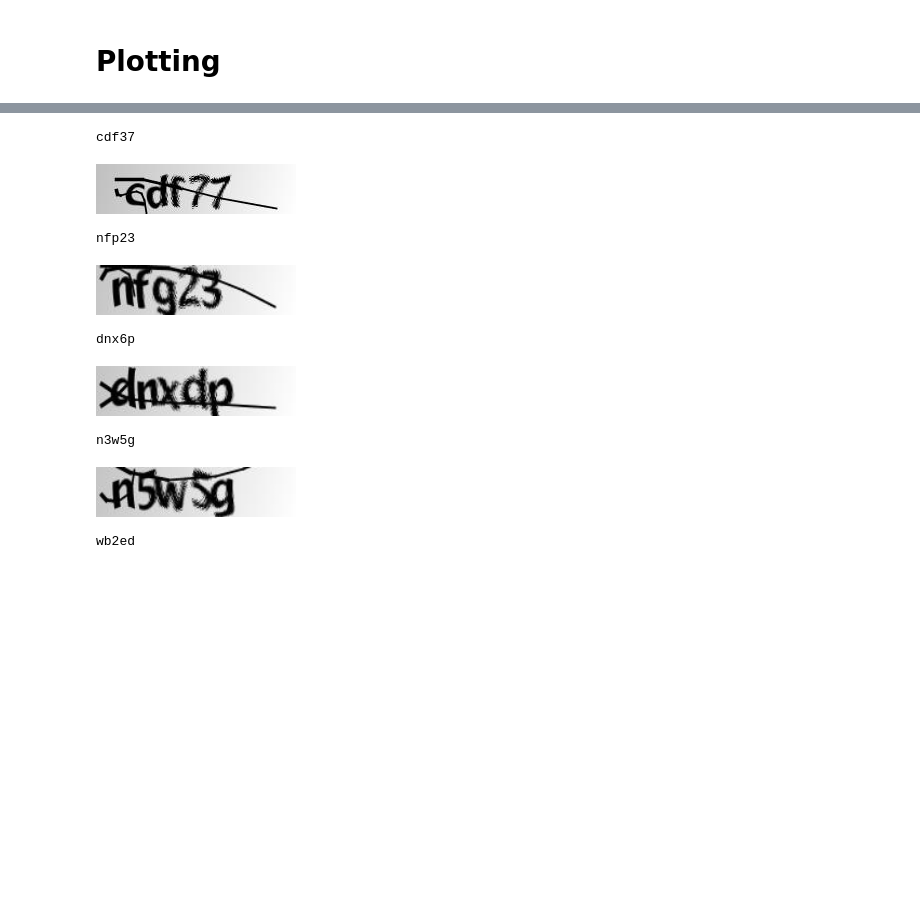
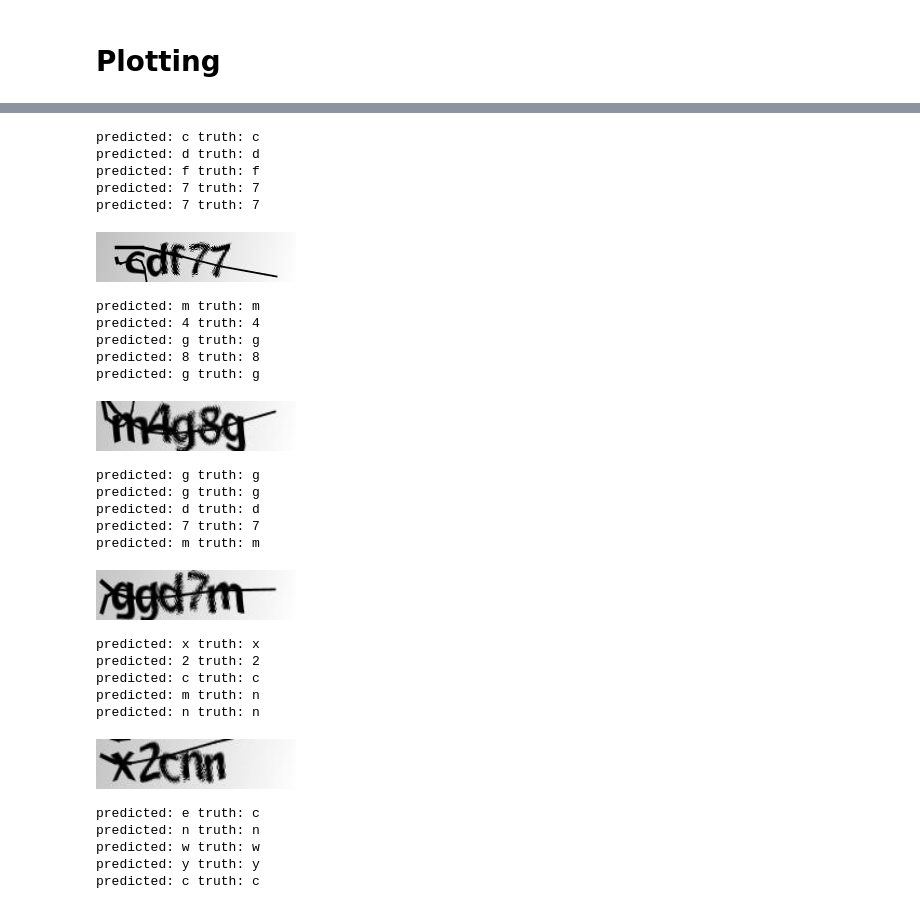
Before and after one commit to brivance/captcha_recognition, a Jupyter notebook: Final_Project474.ipynb, the cells around one changed output, grey strips where cells are left out. Saved outputs shown, nothing was run; the diff lists cells and outputs as text; code cells hidden in the pictures; blank space fills up the shorter version.

```diff
--- a/Final_Project474.ipynb
+++ b/Final_Project474.ipynb
@@ -688,7 +688,7 @@ for i in range(9):
 def create_text_captcha_with_labels(dataset, test=False):
     images = []
     labels = []
-    data_size_80 = (int)(len(dataset) * 0.8)
+    data_size_80 = (int)(len(dataset) * 0.9)
 
     if not test:
         for i in range(data_size_80):
@@ -870,7 +876,7 @@ def evaluate(model, objective, test_dataloader, device):
 # %%
-##### With just regualar + cropped the best I've seen is with batch size 32, lr .001, epochs 24, test_steps 50 #####
-lr = .001
-epochs = 24
+##### With just regualar + cropped the best I've seen is with batch size 16, lr .0005, epochs 15, test_steps 50 #####
+lr = .0005
+epochs = 15
 test_steps = 50
 #####################
 
@@ -888,7 +894,7 @@ total_steps = 0
 loss = torch.tensor(0)
 accuracy = 0
 for epoch in range(epochs):
-    for batch_idx, (data, labels) in enumerate(tqdm(train_dataloader, desc=f"Epoch: {epoch:.4f}\tLoss: {loss.item():.4f}\tAccuracy: {accuracy:.4f}")):
+    for batch_idx, (data, labels) in enumerate(tqdm(train_dataloader, desc=f"Epoch: {epoch}\tLoss: {loss.item():.4f}\tAccuracy: {accuracy:.4f}")):
       data = data.to(device)
       data = data.permute(0, 3, 1, 2)
 
@@ -1000,43 +1006,78 @@ accs:  1296 val_accs:  24
 # %%
 total_correct = 0
 total_samples = 0
-for i in range(40):
+for i in range(150):
     c = torch.tensor(text_captchas[-i], dtype=torch.float32)
     c = c.unsqueeze(0)
     c = c.permute(0, 3, 1, 2).to(device)
     text_captcha.eval()
+
     # predictions will be a tensor 5 x 36 x 1 (36 probabilities per prediction)
     predictions = text_captcha(c)
-    # print(predictions)
+
     # we change it from log probs to a softmaxed probabilities and squeeze extra dim
     predictions = [prediction.squeeze(0).softmax(0) for prediction in predictions]
-    # print(predictions)
+
     # instead of sampling we take the argmax
     class_ids = [prediction.argmax().item() for prediction in predictions]
-    # print(class_ids)
+
     # get the scores for the argmax
     scores = [prediction[id].item() for id, prediction in zip(class_ids, predictions)]
+
     # map the argmaxes to human readable letters and numbers
 
     all_characters = string.ascii_lowercase + string.digits  # all letters of the alphabet and numbers 0-9
     vocab = {idx: char for idx, char in enumerate(all_characters)}
 
+    #  total_correct += sum(pred == label for pred, label in zip(class_ids, real_ids))
+
     predicted_captcha = ''.join([vocab[class_id] for class_id in class_ids])
-    total_samples += 1
-    if predicted_captcha != text_labels[-i]:
-        print(predicted_captcha)
+    total_samples += 5 # 5 for individual characters
+    for j in range(5):
+        if predicted_captcha[j] == text_labels[-i][j]:
+            total_correct += 1
+
+        if i % 25 == 0:
+            print("predicted:", predicted_captcha[j], "truth:", text_labels[-i][j])
+    if i % 25 == 0:
         im = Image.fromarray(text_captchas[-i].astype('uint8'), 'RGB')
         im.show(im)
-    else:
-        total_correct += 1
+
+
+    # if predicted_captcha != text_labels[-i]:
+    #     print(predicted_captcha)
+    #     im = Image.fromarray(text_captchas[-i].astype('uint8'), 'RGB')
+    #     im.show(im)
+    # else:
+    #     total_correct += 1
 print("Accuracy:", (total_correct / total_samples) * 100, "%")
 # %% [output]
-cdf37
+predicted: c truth: c
+predicted: d truth: d
+predicted: f truth: f
+predicted: 7 truth: 7
+predicted: 7 truth: 7
 [figure]
-nfp23
+predicted: m truth: m
+predicted: 4 truth: 4
+predicted: g truth: g
+predicted: 8 truth: 8
+predicted: g truth: g
-[figure, old version]
+[figure, new version]
-dnx6p
+predicted: g truth: g
+predicted: g truth: g
+predicted: d truth: d
+predicted: 7 truth: 7
+predicted: m truth: m
-[figure, old version]
+[figure, new version]
-n3w5g
+predicted: x truth: x
+predicted: 2 truth: 2
+predicted: c truth: c
+predicted: m truth: n
+predicted: n truth: n
-[figure, old version]
+[figure, new version]
-wb2ed
+predicted: e truth: c
+predicted: n truth: n
+predicted: w truth: w
+predicted: y truth: y
+predicted: c truth: c
```
Also changed, not shown: parts of 12 cells of this notebook.
